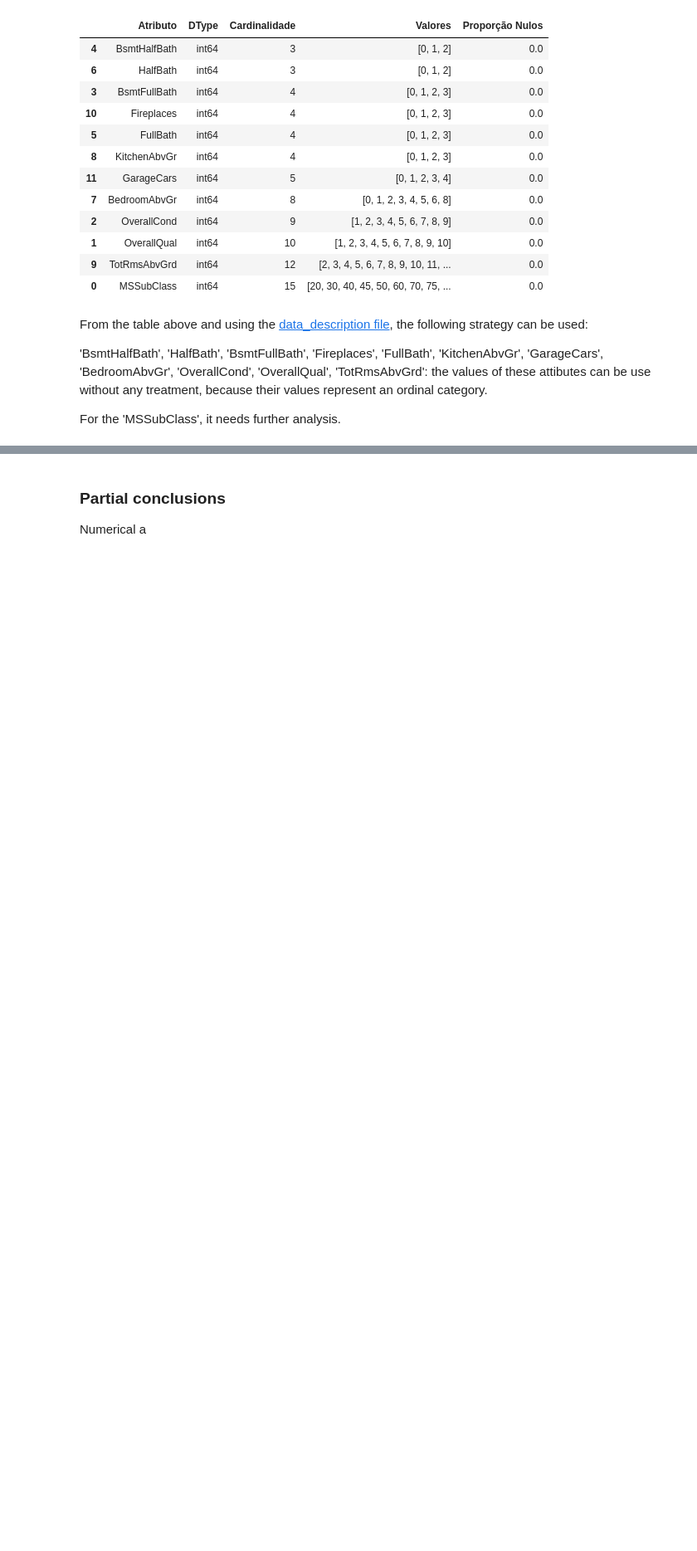
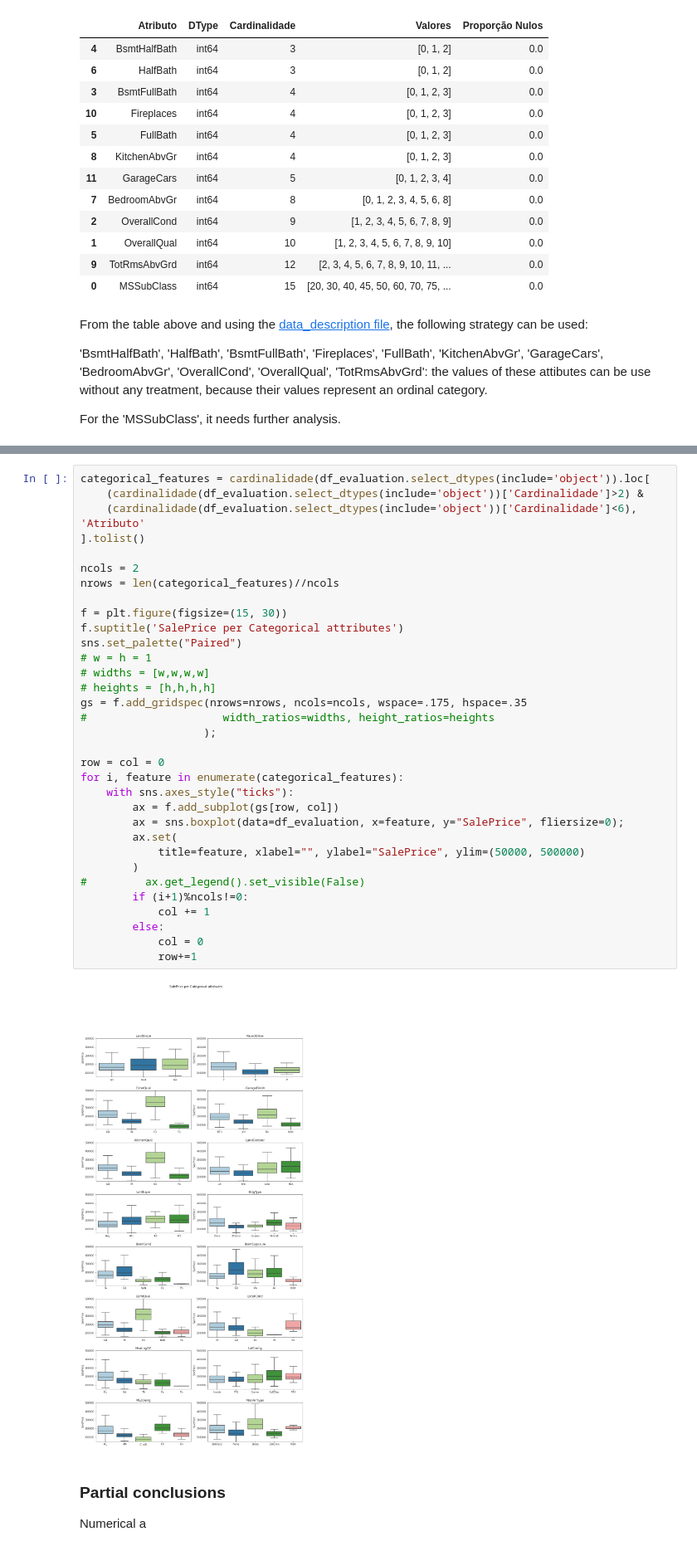
Before and after one commit to marcodeamicis/house_prices_regression, a Jupyter notebook: notebooks/1_business_data_understanding_suto.ipynb, the cells around one changed output, grey strips where cells are left out. Shown: that part at 83% size. Cells and saved outputs as stored; diff of their text form; blank space fills up the shorter version.

```diff
--- a/notebooks/1_business_data_understanding_suto.ipynb
+++ b/notebooks/1_business_data_understanding_suto.ipynb
@@ -367,3 +382,38 @@ cardinalidade(df_categorical_eval)[cardinalidade(df_categorical_eval)['Cardinali
+# %%
+categorical_features = cardinalidade(df_evaluation.select_dtypes(include='object')).loc[
+    (cardinalidade(df_evaluation.select_dtypes(include='object'))['Cardinalidade']>2) &
+    (cardinalidade(df_evaluation.select_dtypes(include='object'))['Cardinalidade']<6), 'Atributo'
+].tolist()
+
+ncols = 2
+nrows = len(categorical_features)//ncols
+
+f = plt.figure(figsize=(15, 30))
+f.suptitle('SalePrice per Categorical attributes')
+sns.set_palette("Paired")
+# w = h = 1
+# widths = [w,w,w,w]
+# heights = [h,h,h,h]
+gs = f.add_gridspec(nrows=nrows, ncols=ncols, wspace=.175, hspace=.35
+#                     width_ratios=widths, height_ratios=heights
+                   );
+
+row = col = 0
+for i, feature in enumerate(categorical_features):
+    with sns.axes_style("ticks"):
+        ax = f.add_subplot(gs[row, col])
+        ax = sns.boxplot(data=df_evaluation, x=feature, y="SalePrice", fliersize=0);
+        ax.set(
+            title=feature, xlabel="", ylabel="SalePrice", ylim=(50000, 500000)
+        )
+#         ax.get_legend().set_visible(False)
+        if (i+1)%ncols!=0:
+            col += 1
+        else:
+            col = 0
+            row+=1
+# %% [output]
+[figure, added]
 # %% [markdown]
 ###  Partial conclusions
 
```
Also changed, not shown: parts of 36 cells of this notebook, 2 other files.
